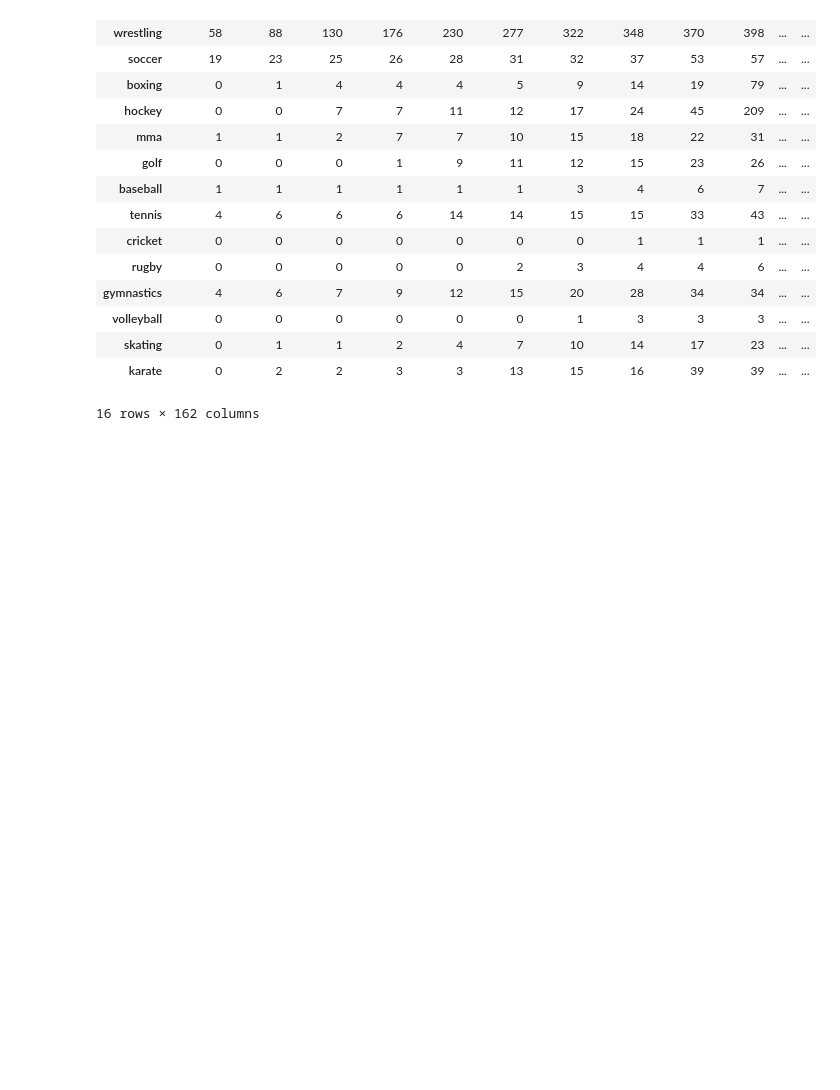
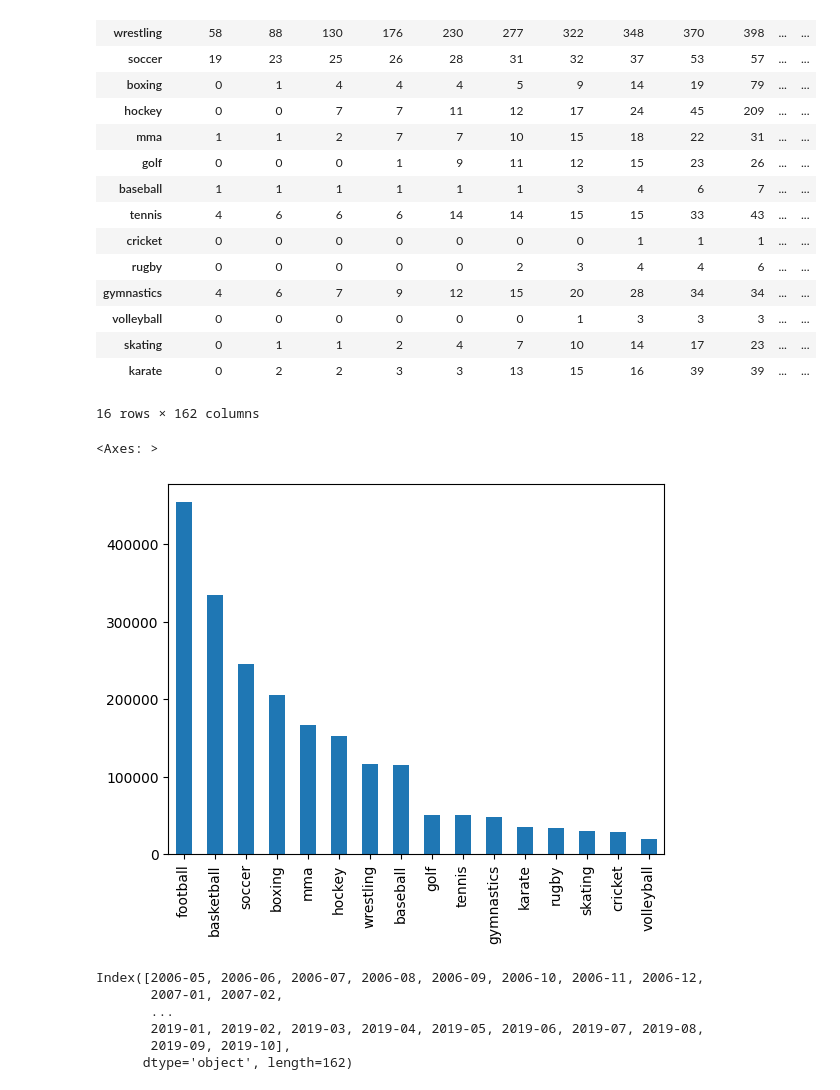
Before and after one commit to epfl-ada/ada-2024-project-robodatapioneers2024, a Jupyter notebook: part3_sport_transit.ipynb, the cells around one changed output. Drawn from its saved outputs; the diff is of its cells as text; code cells hidden in the pictures; blank space fills up the shorter version.

```diff
--- a/part3_sport_transit.ipynb
+++ b/part3_sport_transit.ipynb
@@ -137,3 +137,12 @@ result_df
 | skating | 0 | 1 | 1 | 2 | 4 | 7 | 10 | 14 | 17 | 23 | ... | ... |
 | karate | 0 | 2 | 2 | 3 | 3 | 13 | 15 | 16 | 39 | 39 | ... | ... |
 16 rows × 162 columns
+# %%
+column=result_df.iloc[:,-1]
+column=column.sort_values(ascending=False)
+# %%
+
+column.plot(kind='bar')
+# %% [output]
+<Axes: >
+[figure, added]
@@ -139,0 +152,9 @@ result_df
+# %%
+football_acum.index
+# %% [output]
+Index([2006-05, 2006-06, 2006-07, 2006-08, 2006-09, 2006-10, 2006-11, 2006-12,
+       2007-01, 2007-02,
+       ...
+       2019-01, 2019-02, 2019-03, 2019-04, 2019-05, 2019-06, 2019-07, 2019-08,
+       2019-09, 2019-10],
+      dtype='object', length=162)
```
Also changed, not shown: parts of 3 cells of this notebook, 2 other files.
